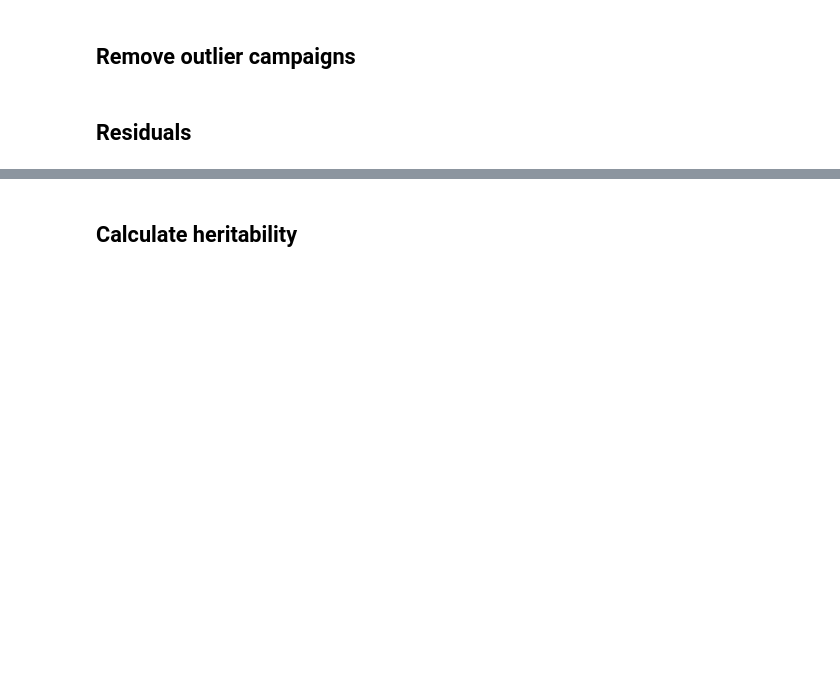
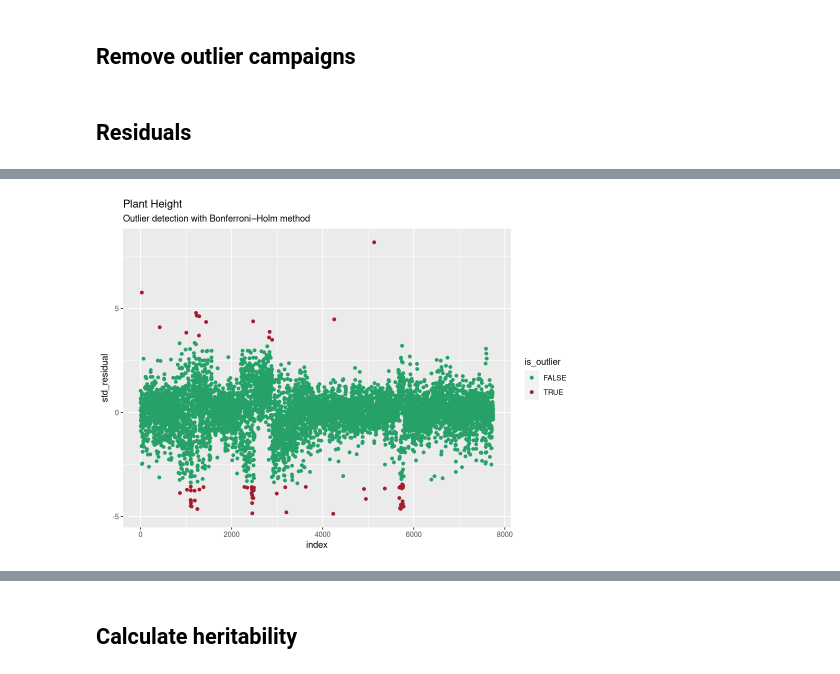
Before and after one commit to AGENTproject/historic_pheno_data_analysis, a Jupyter notebook: CREA-CI_historic_pheno_data_analysis/CREA-CI_historic_wheat_data_analysis.ipynb, the cells around one changed output, grey strips where cells are left out. Saved outputs shown, nothing was run; the diff lists cells and outputs as text; code cells hidden in the pictures; blank space fills up the shorter version.

```diff
--- a/CREA-CI_historic_pheno_data_analysis/CREA-CI_historic_wheat_data_analysis.ipynb
+++ b/CREA-CI_historic_pheno_data_analysis/CREA-CI_historic_wheat_data_analysis.ipynb
@@ -257,5 +254,5 @@ ASReml 4.1.0 Thu Nov  9 14:10:07 2023
 # %%
-res_PH <- asreml(fixed = plant_height ~ accenumb, random = ~ campaign,
+asreml_res_PH <- asreml(fixed = plant_height ~ accenumb, random = ~ campaign,
                  na.action = na.method(x="omit", y="omit"), residual = ~dsum(~id(units) | campaign),
                  data = data_corrected_PH_I)
 # %% [output]
@@ -335,0 +304,4 @@ plot(plot_TKW$data_point, plot_TKW$residuals, pch=outlier_pch_TKW,
+# %%
+result_BH_PH <- make_BH_multtest(asreml_res_PH)
+# %% [output]
+[figure, added]
```
Also changed, not shown: parts of 34 cells of this notebook, 1 other file.
